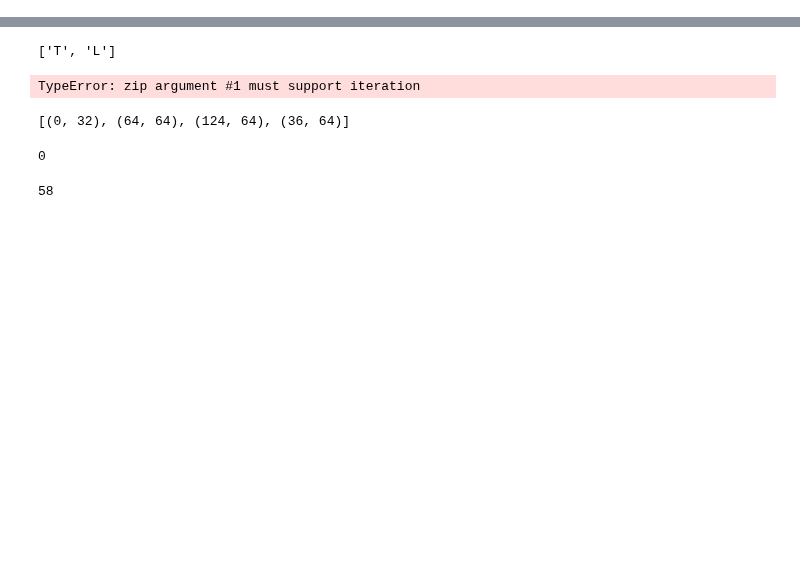
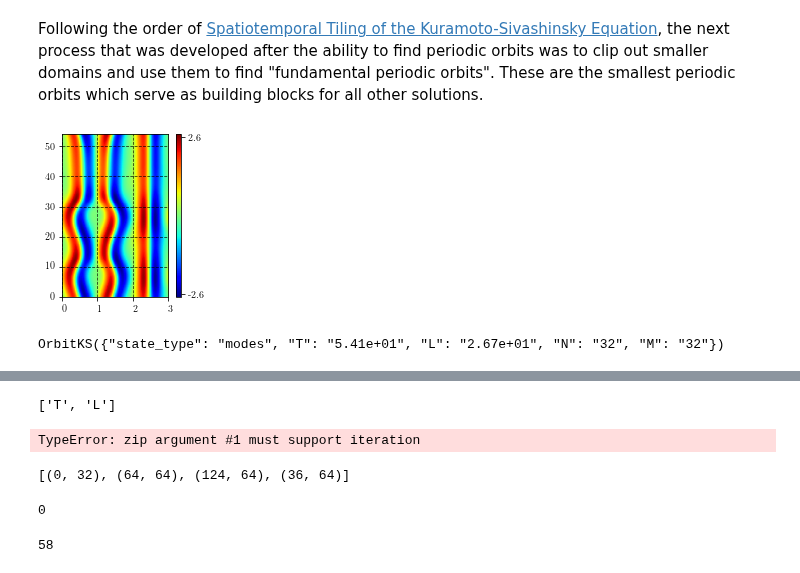
Before and after one commit to chaotic-systems/orbithunter, a Jupyter notebook: notebooks/clipping_demo.ipynb, the cells around one changed output, grey strips where cells are left out. Drawn from its saved outputs; the diff is of its cells as text; code cells hidden in the pictures; blank space fills up the shorter version.

```diff
--- a/notebooks/clipping_demo.ipynb
+++ b/notebooks/clipping_demo.ipynb
@@ -5,3 +5,14 @@ import sys
 sys.path.insert(0, "C:\\Users\\Matt\\Desktop\\orbithunter\\")
 from orbithunter import *
 import numpy as np
+# %% [markdown]
+Following the order of [Spatiotemporal Tiling of the Kuramoto-Sivashinsky Equation](#thesis), the next process that was developed after the ability to find periodic orbits was to clip out smaller domains and use them to find "fundamental periodic orbits". These are the smallest periodic orbits which serve as building blocks for all other solutions.
+# %%
+orbit_ = read_h5('OrbitKS_L26p744_T54p129.h5', directory='../data/examples/')
+orbit_.plot()
+# %% [output]
+[figure, added]
+# %%
+orbit_
+# %% [output]
+OrbitKS({"state_type": "modes", "T": "5.41e+01", "L": "2.67e+01", "N": "32", "M": "32"})
```
Also changed, not shown: parts of 23 cells of this notebook, 2 other files.
